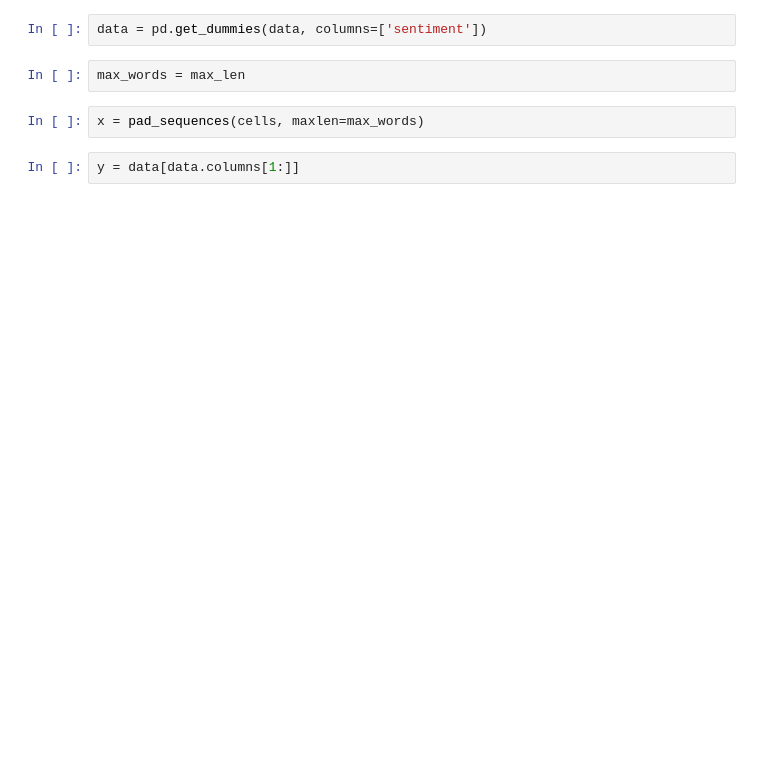
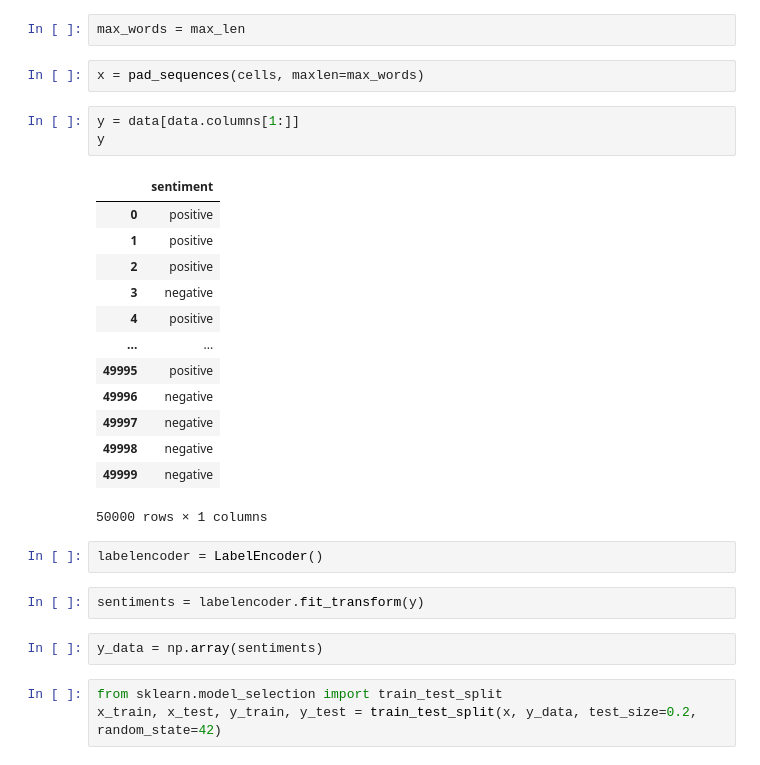
Before and after one commit to romi4odin/lotOfProjects, a Jupyter notebook: IMDB_review_sentiment.ipynb, the cells around one changed output. Saved outputs shown, nothing was run; the diff lists cells and outputs as text; blank space fills up the shorter version.

```diff
--- a/IMDB_review_sentiment.ipynb
+++ b/IMDB_review_sentiment.ipynb
@@ -134,11 +134,33 @@ for a in range(len(cells)):
 max_len
 # %% [output]
 1420
-# %%
-data = pd.get_dummies(data, columns=['sentiment'])
 # %%
 max_words = max_len
 # %%
 x = pad_sequences(cells, maxlen=max_words)
 # %%
 y = data[data.columns[1:]]
+y
+# %% [output]
+|  | sentiment |
+| 0 | positive |
+| 1 | positive |
+| 2 | positive |
+| 3 | negative |
+| 4 | positive |
+| ... | ... |
+| 49995 | positive |
+| 49996 | negative |
+| 49997 | negative |
+| 49998 | negative |
+| 49999 | negative |
+50000 rows × 1 columns
+# %%
+labelencoder = LabelEncoder()
+# %%
+sentiments = labelencoder.fit_transform(y)
+# %%
+y_data = np.array(sentiments)
+# %%
+from sklearn.model_selection import train_test_split
+x_train, x_test, y_train, y_test = train_test_split(x, y_data, test_size=0.2, random_state=42)
```
Also changed, not shown: parts of 6 cells of this notebook.
